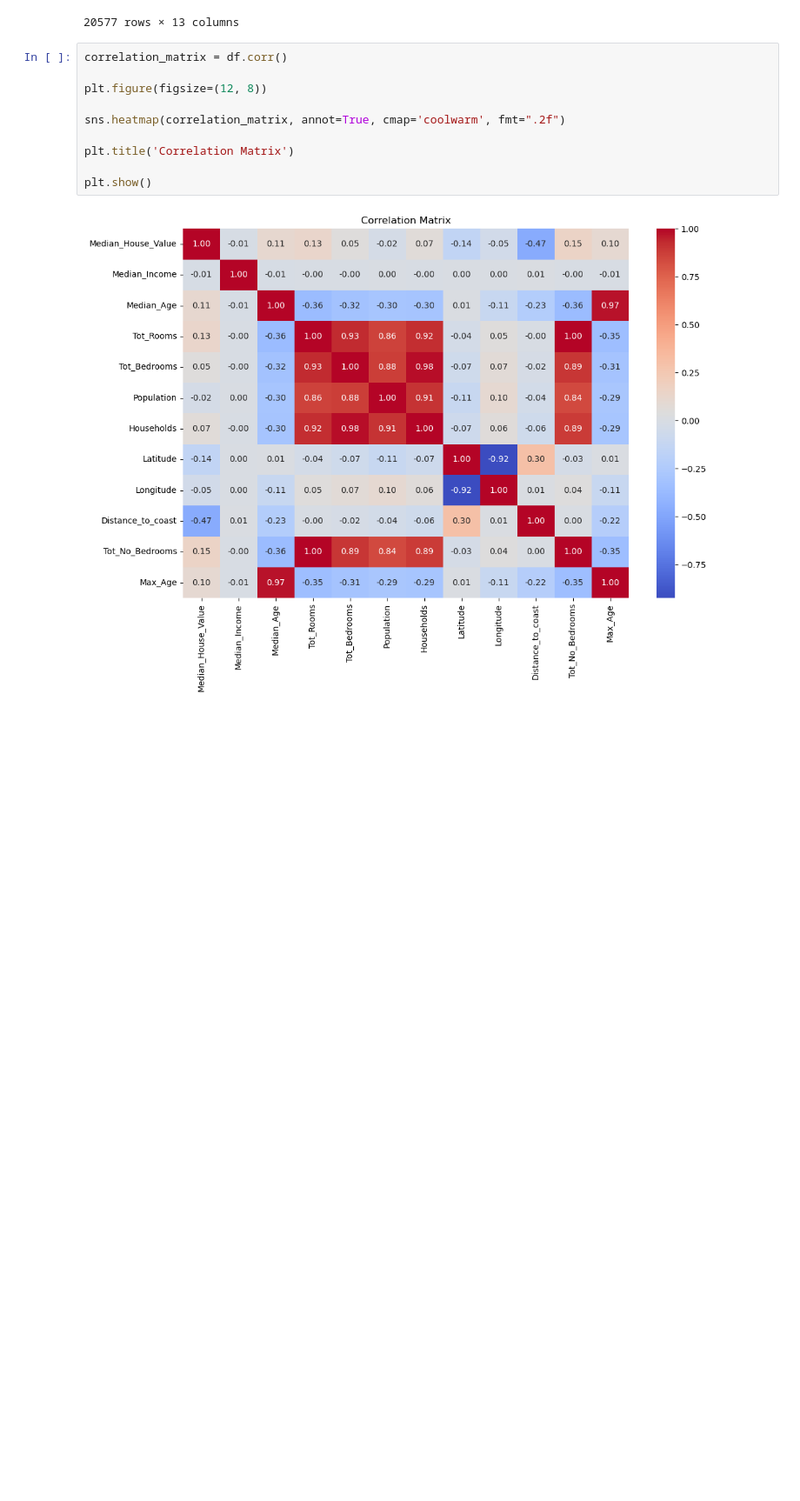
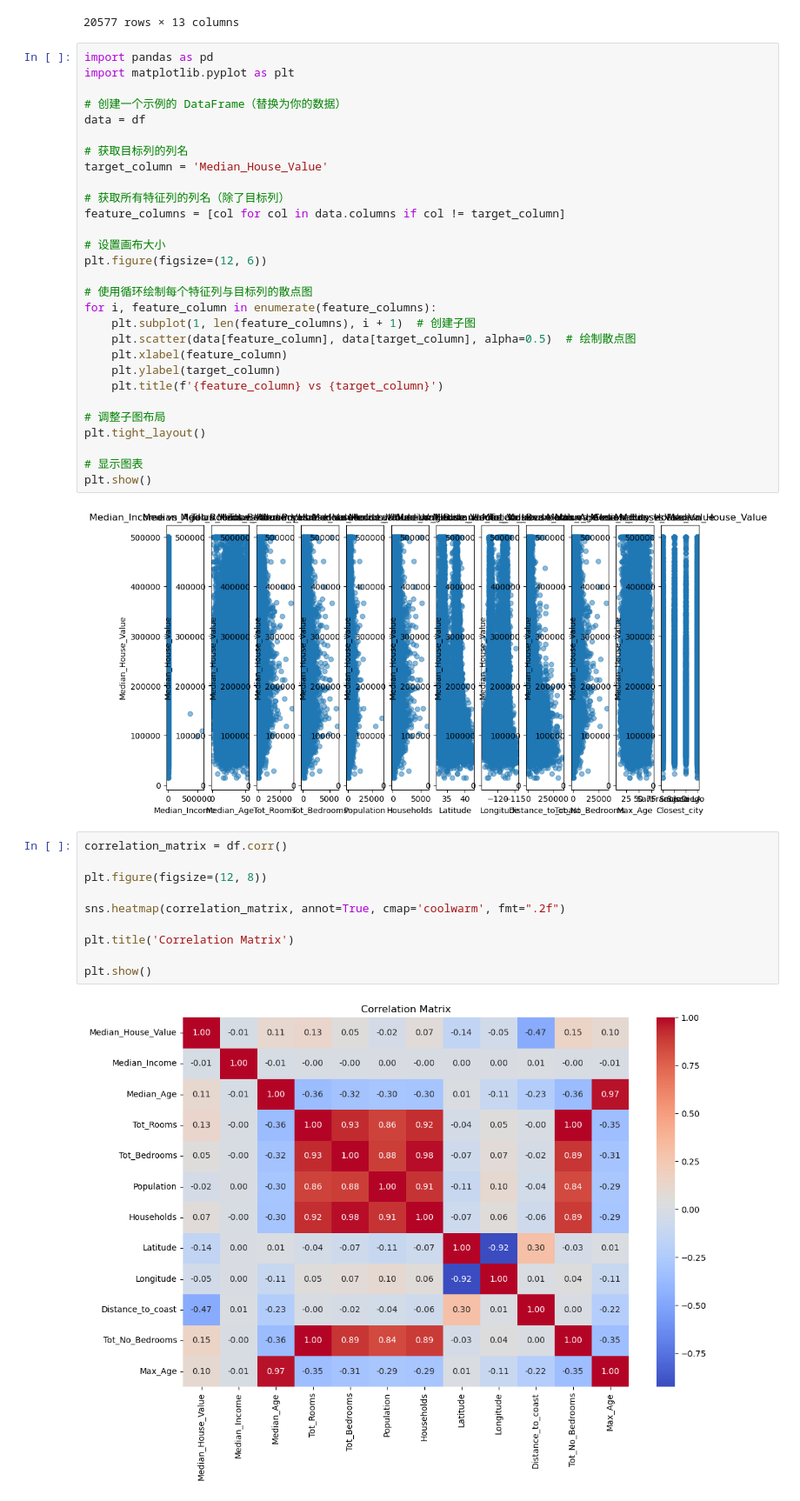
Before and after one commit to Fulin-ZHANG/Python_Group_Project, a Jupyter notebook: Session_03_project.ipynb, the cells around one changed output. Shown at 87% size. Saved outputs shown, nothing was run; the diff lists cells and outputs as text; blank space fills up the shorter version.

```diff
--- a/Session_03_project.ipynb
+++ b/Session_03_project.ipynb
@@ -41,6 +41,37 @@ df
 | 20575 | 84700.0 | 1.8672 | 18.0 | 1860.0 | 409.0 | 741.0 | 349.0 | ... |
 | 20576 | 89400.0 | 2.3886 | 16.0 | 2785.0 | 616.0 | 1387.0 | 530.0 | ... |
 20577 rows × 13 columns
+# %%
+import pandas as pd
+import matplotlib.pyplot as plt
+
+# 创建一个示例的 DataFrame（替换为你的数据）
+data = df
+
+# 获取目标列的列名
+target_column = 'Median_House_Value'
+
+# 获取所有特征列的列名（除了目标列）
+feature_columns = [col for col in data.columns if col != target_column]
+
+# 设置画布大小
+plt.figure(figsize=(12, 6))
+
+# 使用循环绘制每个特征列与目标列的散点图
+for i, feature_column in enumerate(feature_columns):
+    plt.subplot(1, len(feature_columns), i + 1)  # 创建子图
+    plt.scatter(data[feature_column], data[target_column], alpha=0.5)  # 绘制散点图
+    plt.xlabel(feature_column)
+    plt.ylabel(target_column)
+    plt.title(f'{feature_column} vs {target_column}')
+
+# 调整子图布局
+plt.tight_layout()
+
+# 显示图表
+plt.show()
+# %% [output]
+[figure, added]
 # %%
 correlation_matrix = df.corr()
 
```
Also changed, not shown: parts of 1 cell of this notebook, 4 other files.
